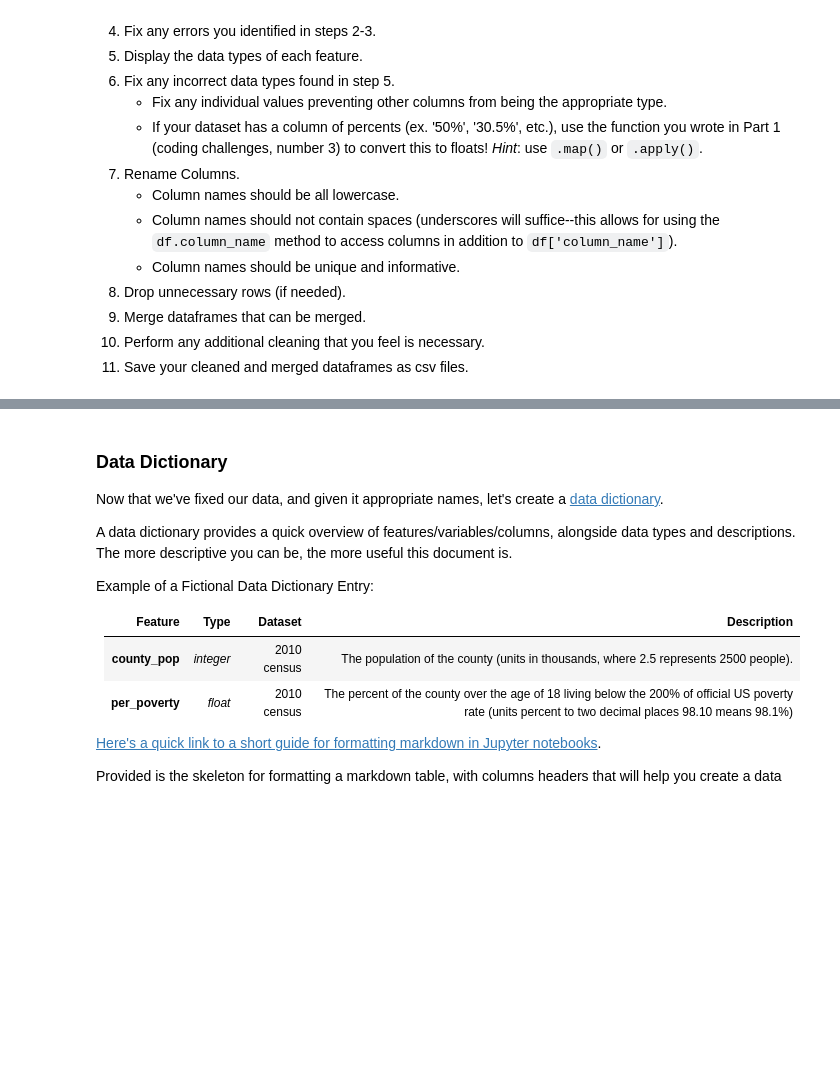
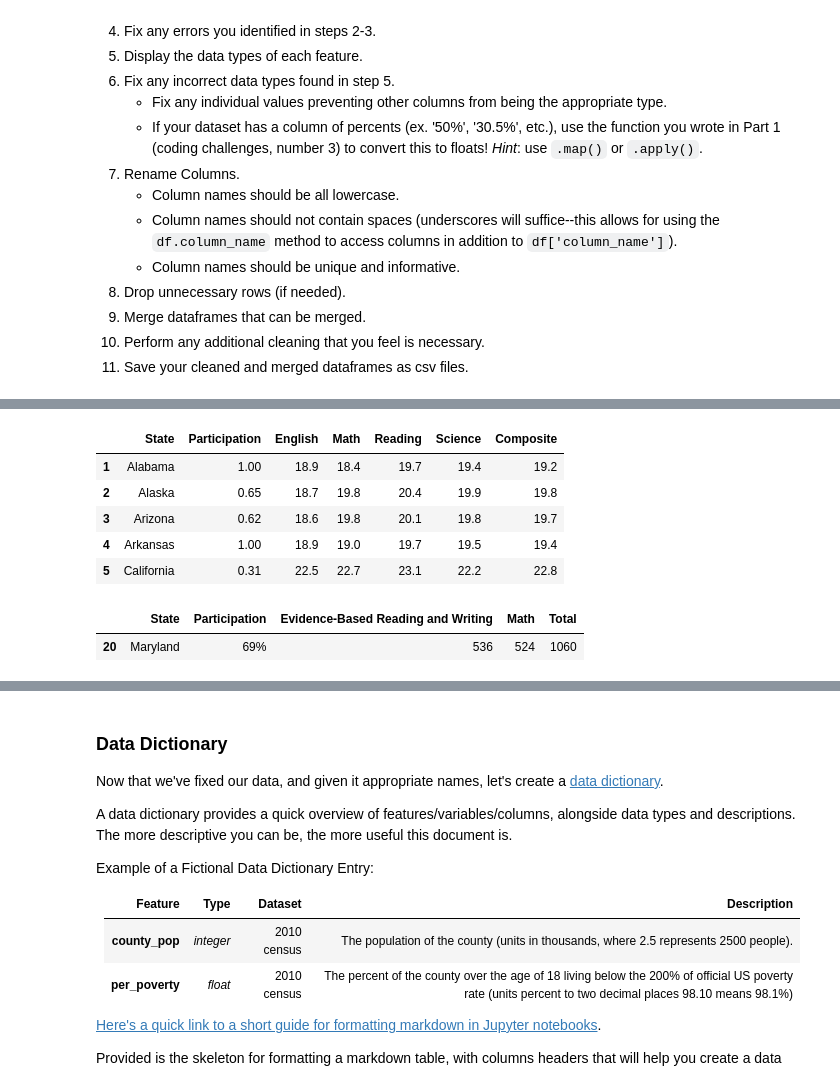
Before and after one commit to salonzzz/DSI25_project1, a Jupyter notebook: code/starter-code.ipynb, the cells around one changed output, grey strips where cells are left out. Cells and saved outputs as stored; diff of their text form; code cells hidden in the pictures; blank space fills up the shorter version.

```diff
--- a/code/starter-code.ipynb
+++ b/code/starter-code.ipynb
@@ -150,0 +326,18 @@ Import the datasets that you selected for this project and go through the follow
+# %%
+# For ACT 2017 convert "Participation" column from str to float using a function defined in Part 1
+act_2017["Participation"] = act_2017["Participation"].map(convert_float)
+act_2017.head()
+# %% [output]
+|  | State | Participation | English | Math | Reading | Science | Composite |
+| 1 | Alabama | 1.00 | 18.9 | 18.4 | 19.7 | 19.4 | 19.2 |
+| 2 | Alaska | 0.65 | 18.7 | 19.8 | 20.4 | 19.9 | 19.8 |
+| 3 | Arizona | 0.62 | 18.6 | 19.8 | 20.1 | 19.8 | 19.7 |
+| 4 | Arkansas | 1.00 | 18.9 | 19.0 | 19.7 | 19.5 | 19.4 |
+| 5 | California | 0.31 | 22.5 | 22.7 | 23.1 | 22.2 | 22.8 |
+# %%
+#For Sat 2017 "Math", replace 52 with 524
+sat_2017.loc[sat_2017.State == "Maryland", "Math"] = 524
+sat_2017[sat_2017["State"] == "Maryland"]
+# %% [output]
+|  | State | Participation | Evidence-Based Reading and Writing | Math | Total |
+| 20 | Maryland | 69% | 536 | 524 | 1060 |
```
Also changed, not shown: parts of 75 cells of this notebook, 5 other files.
